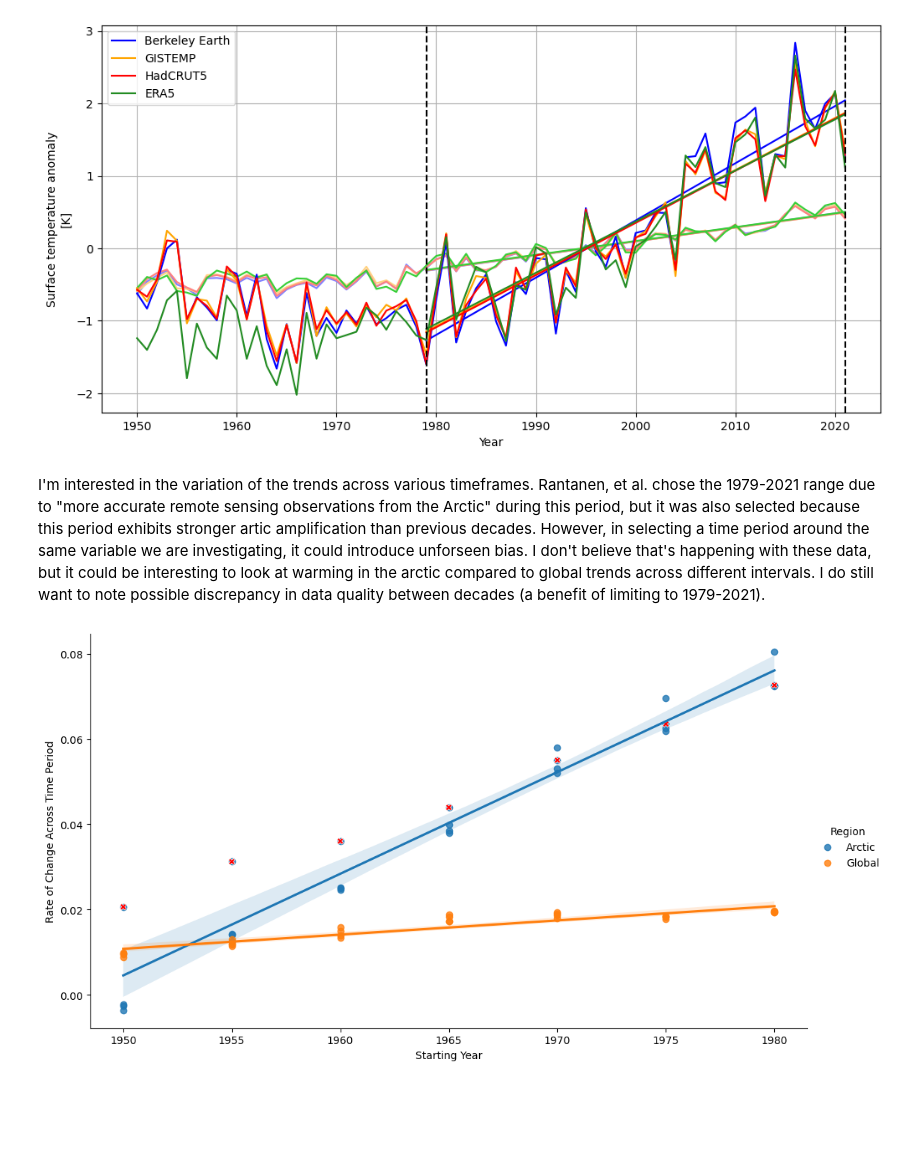
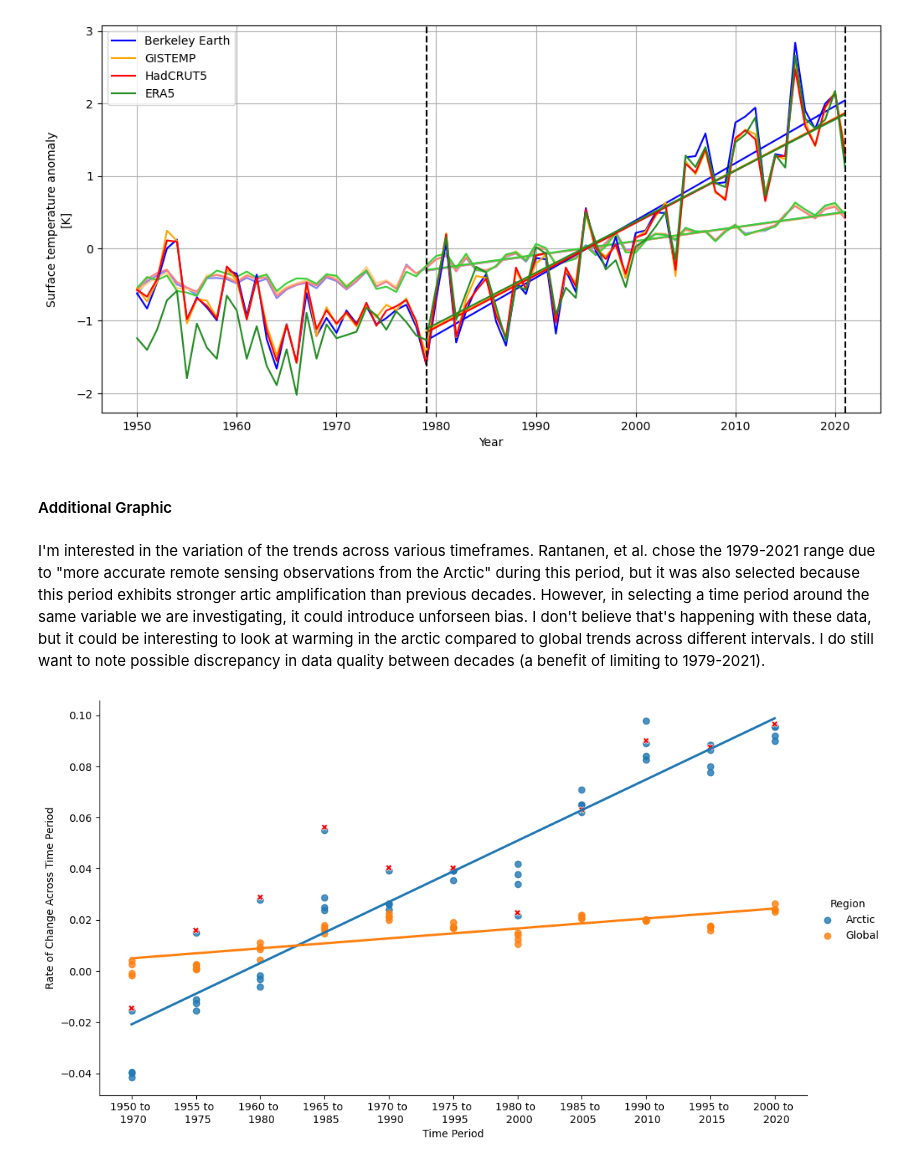
Before and after one commit to AidanJanney/Arctic-Melting, a Jupyter notebook: notebook.ipynb, the cells around one changed output. Cells and saved outputs as stored; diff of their text form; code cells hidden in the pictures; blank space fills up the shorter version.

Commit message:
New Figure for Figure 1 Extra-Analysis

```diff
--- a/notebook.ipynb
+++ b/notebook.ipynb
@@ -155,39 +155,48 @@ plt.grid()
 plt.savefig('netCDF Files/Figure 1/Figure1.png')
 # %% [output]
 [figure]
+# %% [markdown]
+#### Additional Graphic ####
 # %% [markdown]
 I'm interested in the variation of the trends across various timeframes. Rantanen, et al. chose the 1979-2021 range due to "more accurate remote sensing observations from the Arctic" during this period, but it was also selected because this period exhibits stronger artic amplification than previous decades. However, in selecting a time period around the same variable we are investigating, it could introduce unforseen bias. I don't believe that's happening with these data, but it could be interesting to look at warming in the arctic compared to global trends across different intervals. I do still want to note possible discrepancy in data quality between decades (a benefit of limiting to 1979-2021).
 # %%
 ## Plot in ~40 year windowns
-window = np.arange(1950, 1991)
+window = np.arange(1950, 1971)
 data1 = []
 
 
-for i in range(0,31,5):
+for i in range(0,51,5):
     temp = window + i
     for varname, da in arctic_temp_obs_nc.data_vars.items():
         ran = da.sel(Year = temp)
         poly = np.polyfit(temp, ran, 1)
         data1.append(['Arctic',varname,temp[0],f'{temp[0]} to {temp[-1]}', poly[0]])
 
 df = pd.DataFrame(data = data1, columns = ['Region','Source','Starting Year','Time Period', 'Rate of Change Across Time Period'])
 
 
-window = np.arange(1950, 1991)
+window = np.arange(1950, 1971)
 data1 = []
-for i in range(0,31,5):
+for i in range(0,51,5):
     temp = window + i
     for varname, da in global_temp_obs_nc.data_vars.items():
         ran = da.sel(Year = temp)
         poly = np.polyfit(temp, ran, 1)
         data1.append(['Global',varname,temp[0],f'{temp[0]} to {temp[-1]}', poly[0]])
 
 df1 = pd.DataFrame(data = data1, columns = ['Region','Source','Starting Year','Time Period', 'Rate of Change Across Time Period'])
 df2 = pd.concat([df,df1])
 
 #fig, ax = sns.plt.subplots()
+df3 = df2.copy()
+df3.update(df2[(df2["Source"]=='ERA5') & (df2["Region"] == "Arctic")]['Rate of Change Across Time Period']+0.001)
+df3
+ax = sns.lmplot(data = df2, x = 'Starting Year', y = 'Rate of Change Across Time Period', hue = 'Region', height=6, aspect=1.75, ci = False)
+ax = sns.scatterplot(data = df3[(df3["Source"]=='ERA5') & (df3["Region"] == "Arctic")], x = 'Starting Year', y = 'Rate of Change Across Time Period', legend = False, hue = 'Region', palette = ['Red'], style = "Region", markers = {"Arctic":'X'})
 
-ax = sns.lmplot(data = df2, x = 'Starting Year', y = 'Rate of Change Across Time Period', hue = 'Region', height=6, aspect=1.75)
-ax = sns.scatterplot(data = df2[(df2["Source"]=='ERA5') & (df2["Region"] == "Arctic")], x = 'Starting Year', y = 'Rate of Change Across Time Period', legend = False, hue = 'Region', palette = ['Red'], style = "Region", markers = {"Arctic":'X'})
+ax.set_xticks([i for i in range(1950, 2001, 5)])
+ax.set_xticklabels([f'{start} to \n {start+20}' for start in range(1950, 2001, 5)])
+ax.set_xlabel('Time Period')
+print()
 # %% [output]
-[figure, old version]
+[figure, new version]
```
Also changed, not shown: parts of 1 cell of this notebook.
